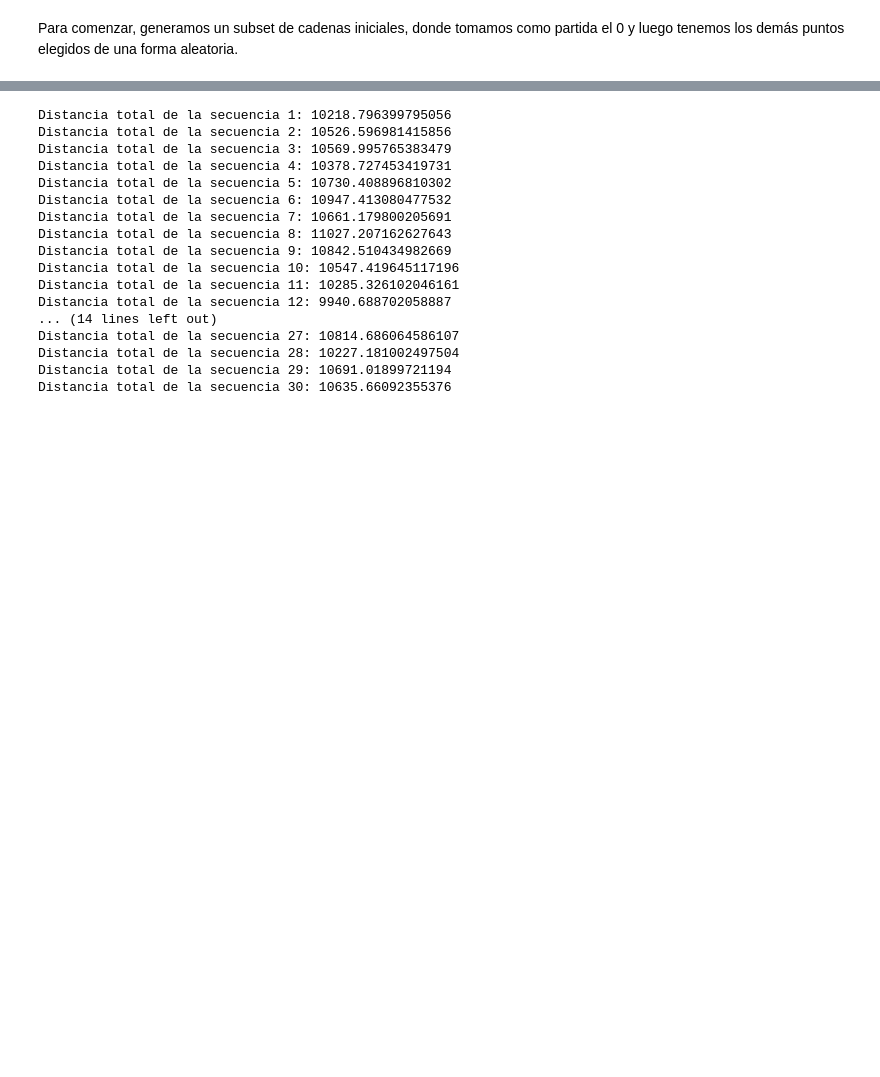
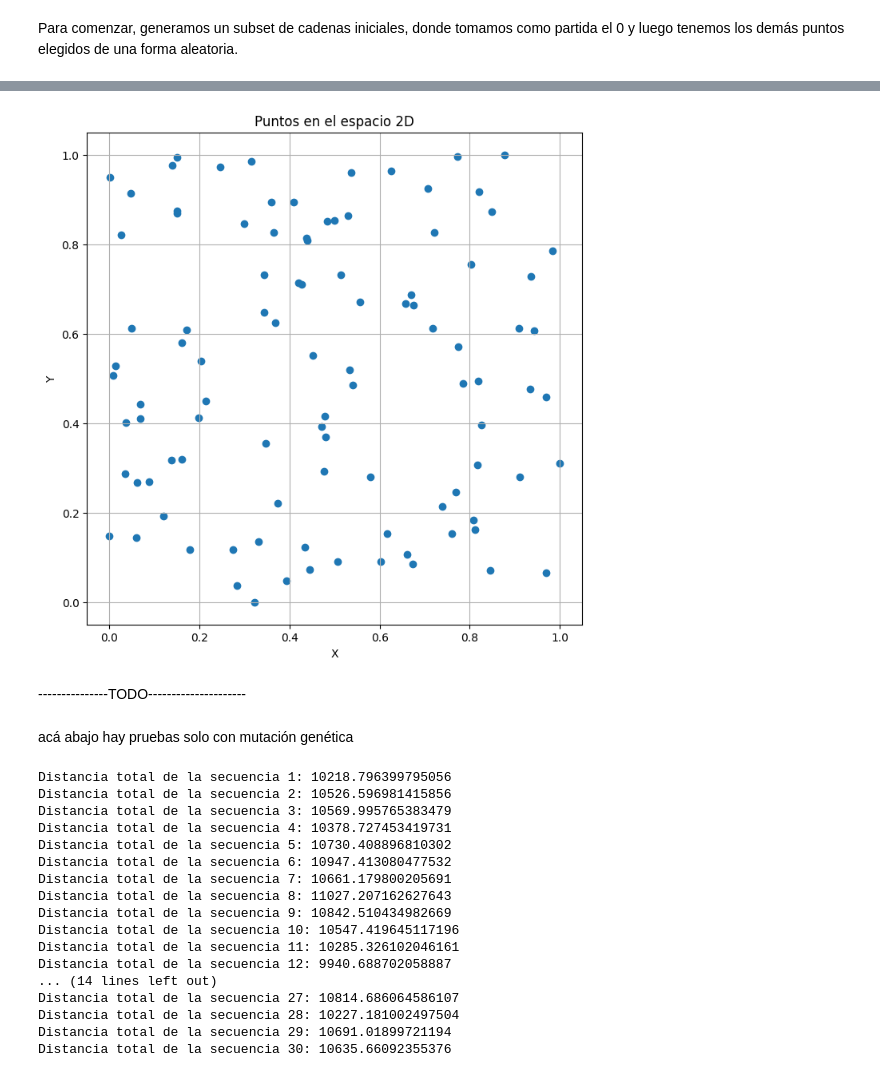
Before and after one commit to josekeh/InvestigacionOperativa, a Jupyter notebook: src/03_TSP-Genetic.ipynb, the cells around one changed output, grey strips where cells are left out. Drawn from its saved outputs; the diff is of its cells as text; code cells hidden in the pictures; blank space fills up the shorter version.

```diff
--- a/src/03_TSP-Genetic.ipynb
+++ b/src/03_TSP-Genetic.ipynb
@@ -174,3 +200,27 @@ Para comenzar, generamos un subset de cadenas iniciales, donde tomamos como part
+# %%
+def normalize_points(df):
+    """
+    Normaliza las coordenadas x e y de un dataframe entre 0 y 1.
+
+    Args:
+      df: dataframe de pandas con columnas 'x' e 'y'.
+
+    Returns:
+      Un nuevo dataframe con las coordenadas normalizadas.
+    """
+    df_normalized = df.copy()
+    df_normalized['x'] = (df['x'] - df['x'].min()) / (df['x'].max() - df['x'].min())
+    df_normalized['y'] = (df['y'] - df['y'].min()) / (df['y'].max() - df['y'].min())
+    return df_normalized
+# %%
+puntos_normalizados = normalize_points(puntos)
+plot_points(puntos_normalizados)
+# %% [output]
+[figure, added]
+# %% [markdown]
+---------------TODO---------------------
+# %% [markdown]
+acá abajo hay pruebas solo con mutación genética
 # %%
 def secuencia_random(puntos, seed, cantidad=10):
     """
```
Also changed, not shown: parts of 9 cells of this notebook.
